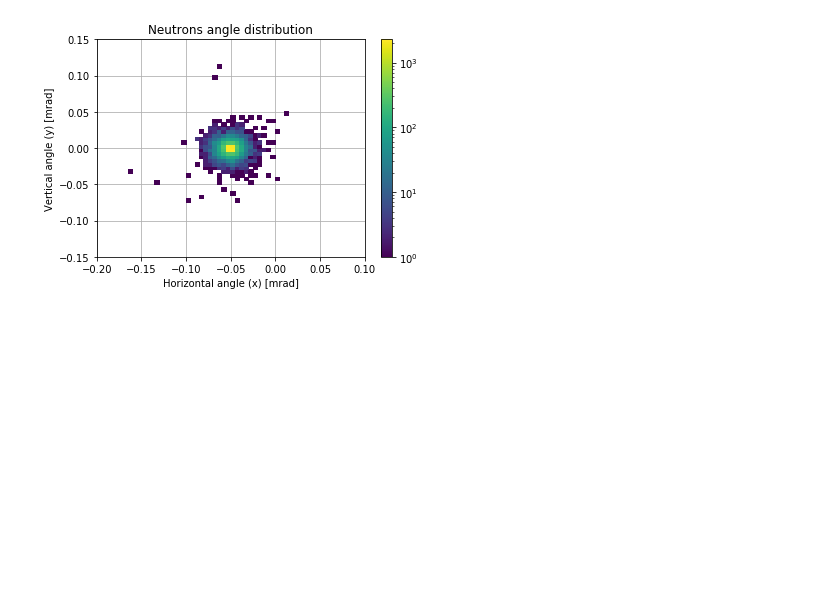
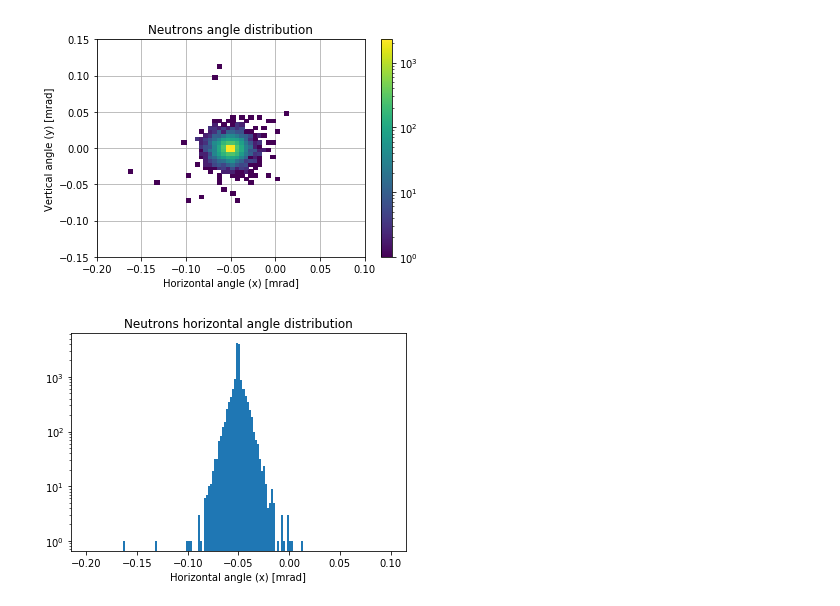
Before and after one commit to zaitsev136/misc_eic_notebooks, a Jupyter notebook: neutron_angle_distribution.ipynb, the cells around one changed output. Drawn from its saved outputs; the diff is of its cells as text; code cells hidden in the pictures; blank space fills up the shorter version.

Commit message:
Add 1d neutron angle distributions

```diff
--- a/neutron_angle_distribution.ipynb
+++ b/neutron_angle_distribution.ipynb
@@ -27,3 +41,11 @@ plt.grid(True)
 plt.show()
 # %% [output]
 [figure]
+# %%
+fig, ax = plt.subplots()
+n, bins, patches = ax.hist(h_angle, bins=np.arange(-200,101,2)/1000, log=True)
+plt.xlabel('Horizontal angle (x) [mrad]')
+plt.title('Neutrons horizontal angle distribution')
+plt.show()
+# %% [output]
+[figure, added]
```
Also changed, not shown: parts of 2 cells of this notebook.
